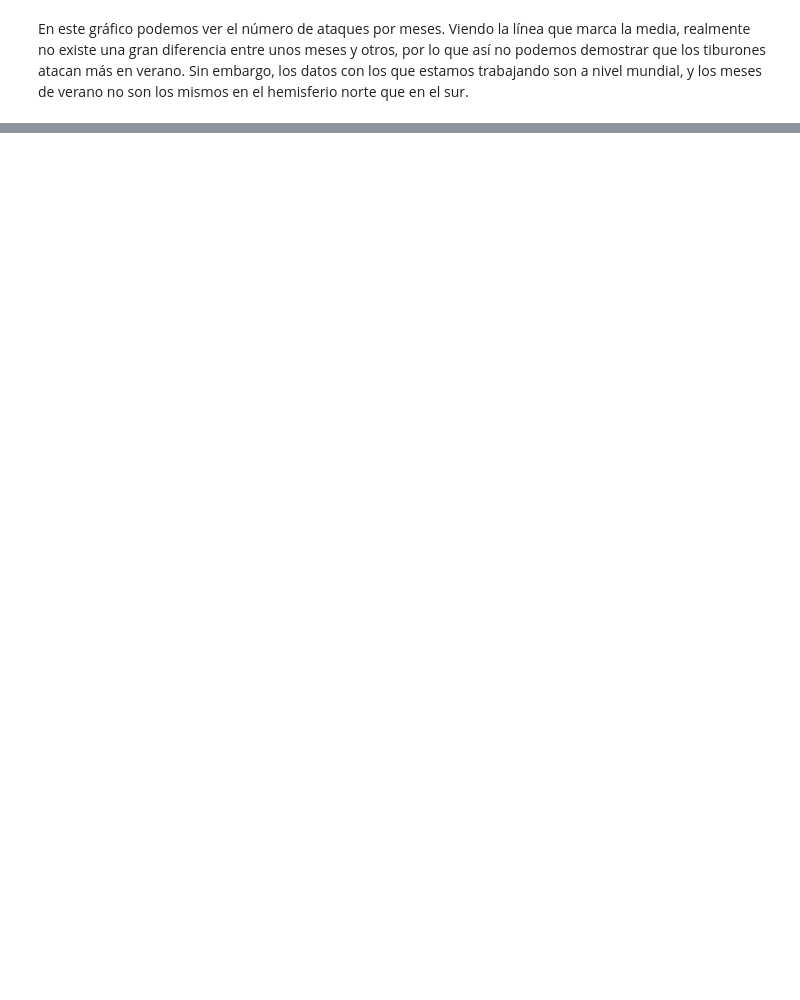
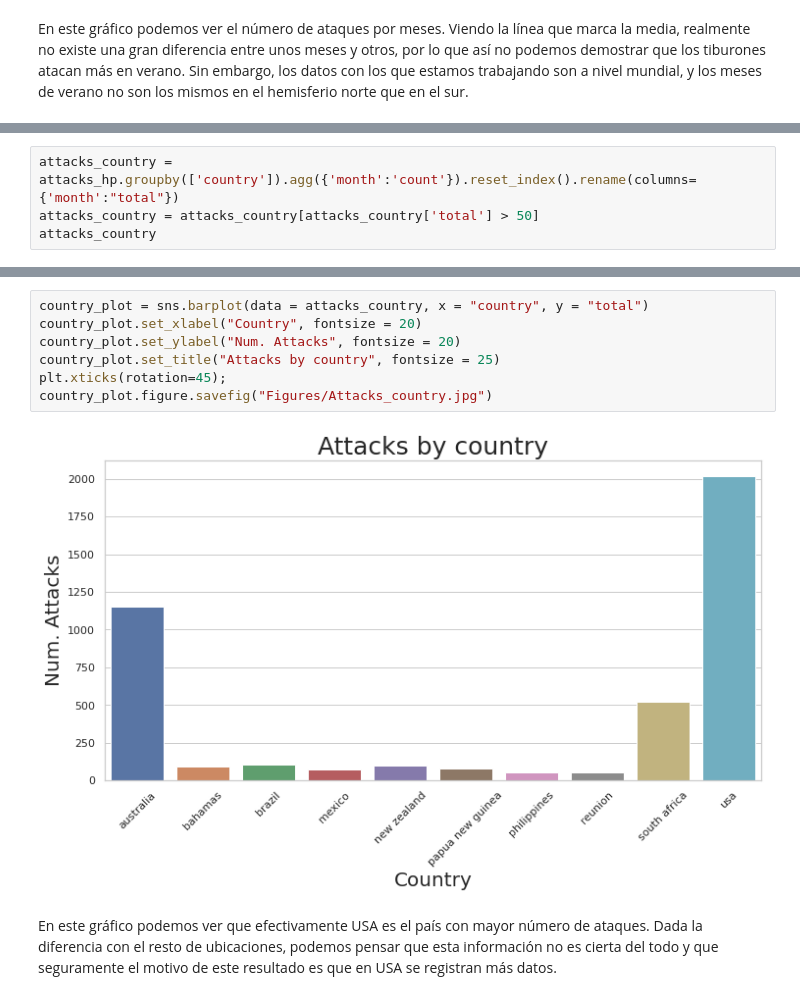
Before and after one commit to ce-valle/pandas_project, a Jupyter notebook: analysis.ipynb, the cells around one changed output, grey strips where cells are left out. Saved outputs shown, nothing was run; the diff lists cells and outputs as text; blank space fills up the shorter version.

```diff
--- a/analysis.ipynb
+++ b/analysis.ipynb
@@ -87,0 +114,4 @@ south_africa_plot.axhline(y=south_africa.month.value_counts().mean(), c="red", l
+# %%
+attacks_country = attacks_hp.groupby(['country']).agg({'month':'count'}).reset_index().rename(columns={'month':"total"})
+attacks_country = attacks_country[attacks_country['total'] > 50]
+attacks_country
@@ -87,0 +130,11 @@ south_africa_plot.axhline(y=south_africa.month.value_counts().mean(), c="red", l
+# %%
+country_plot = sns.barplot(data = attacks_country, x = "country", y = "total")
+country_plot.set_xlabel("Country", fontsize = 20)
+country_plot.set_ylabel("Num. Attacks", fontsize = 20)
+country_plot.set_title("Attacks by country", fontsize = 25)
+plt.xticks(rotation=45);
+country_plot.figure.savefig("Figures/Attacks_country.jpg")
+# %% [output]
+[figure, added]
+# %% [markdown]
+En este gráfico podemos ver que efectivamente USA es el país con mayor número de ataques. Dada la diferencia con el resto de ubicaciones, podemos pensar que esta información no es cierta del todo y que seguramente el motivo de este resultado es que en USA se registran más datos.
```
Also changed, not shown: parts of 12 cells of this notebook, 10 other files.
